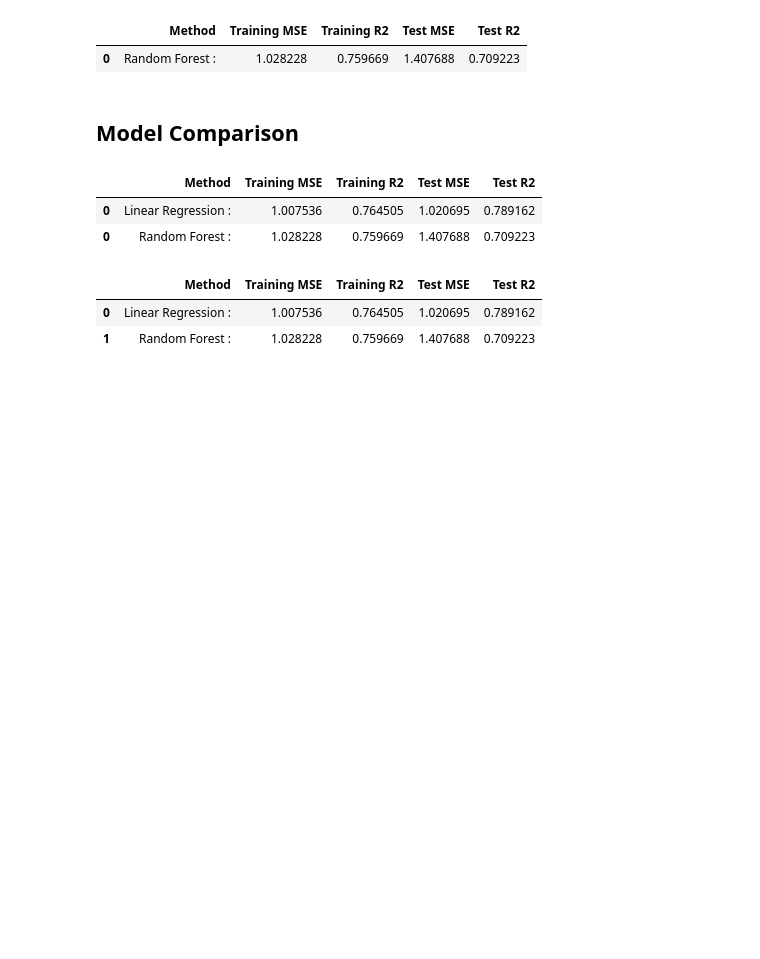
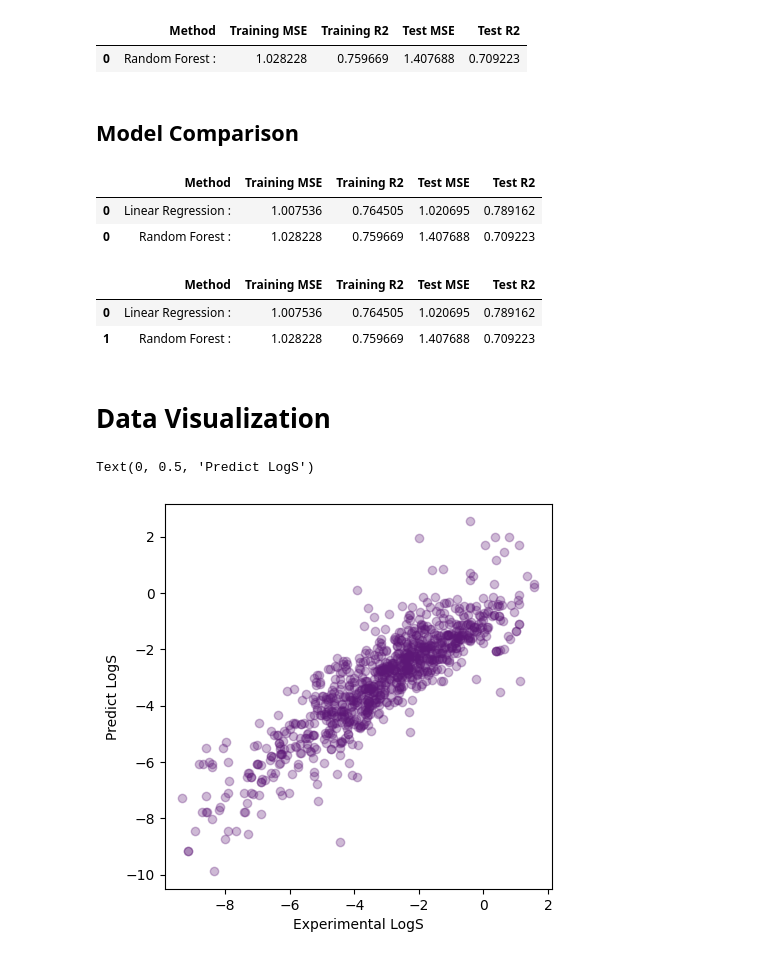
Before and after one commit to Harshaljain04/Python-for-AI-ML, a Jupyter notebook: first_project.ipynb, the cells around one changed output. Drawn from its saved outputs; the diff is of its cells as text; code cells hidden in the pictures; blank space fills up the shorter version.

```diff
--- a/first_project.ipynb
+++ b/first_project.ipynb
@@ -280,3 +281,17 @@ df_models.reset_index(drop=True)
 |  | Method | Training MSE | Training R2 | Test MSE | Test R2 |
 | 0 | Linear Regression : | 1.007536 | 0.764505 | 1.020695 | 0.789162 |
 | 1 | Random Forest : | 1.028228 | 0.759669 | 1.407688 | 0.709223 |
+# %% [markdown]
+# **Data Visualization**
+# %%
+import matplotlib.pyplot as plt
+
+plt.figure(figsize=(5,5))
+plt.scatter(x = y_train , y=y_lr_train_pred, c="#5d1877", alpha=0.3)
+
+plt.plot()
+plt.xlabel('Experimental LogS')
+plt.ylabel('Predict LogS')
+# %% [output]
+Text(0, 0.5, 'Predict LogS')
+[figure, added]
```
Also changed, not shown: parts of 1 cell of this notebook.
